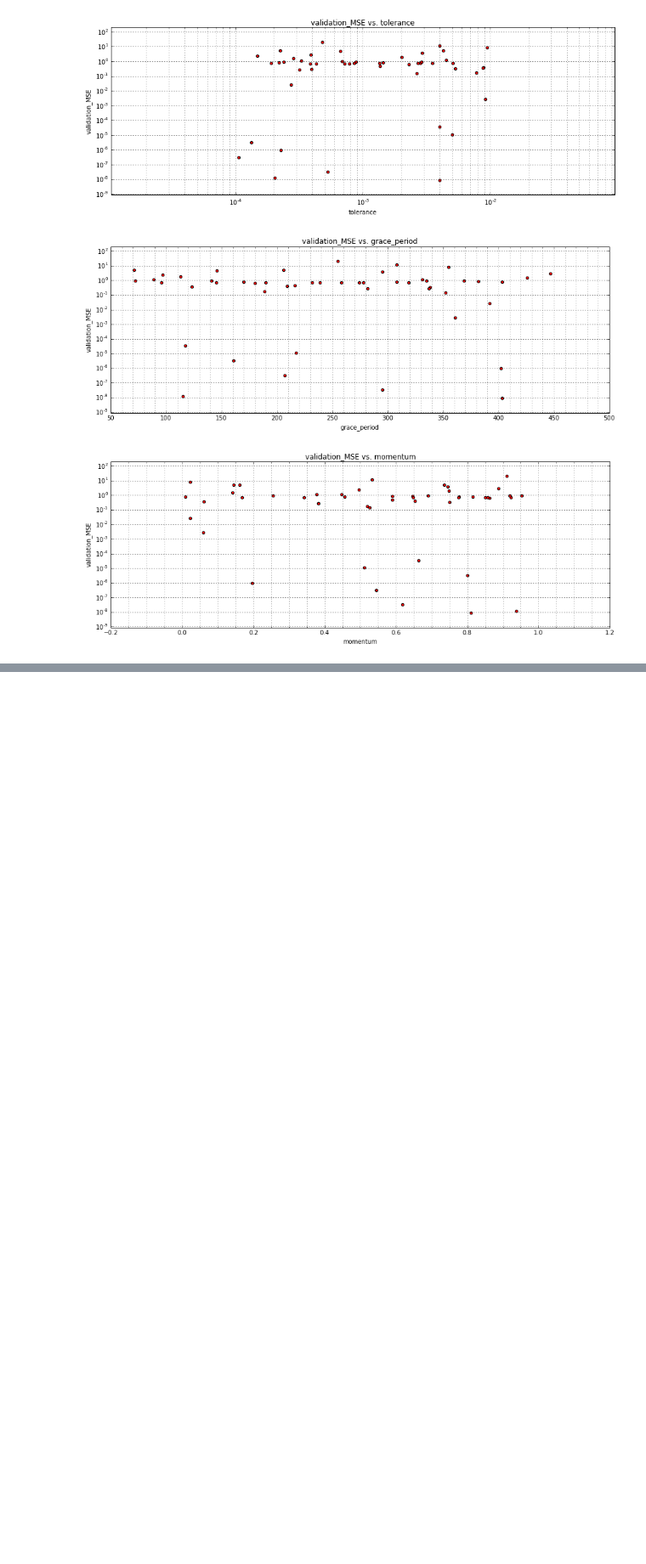
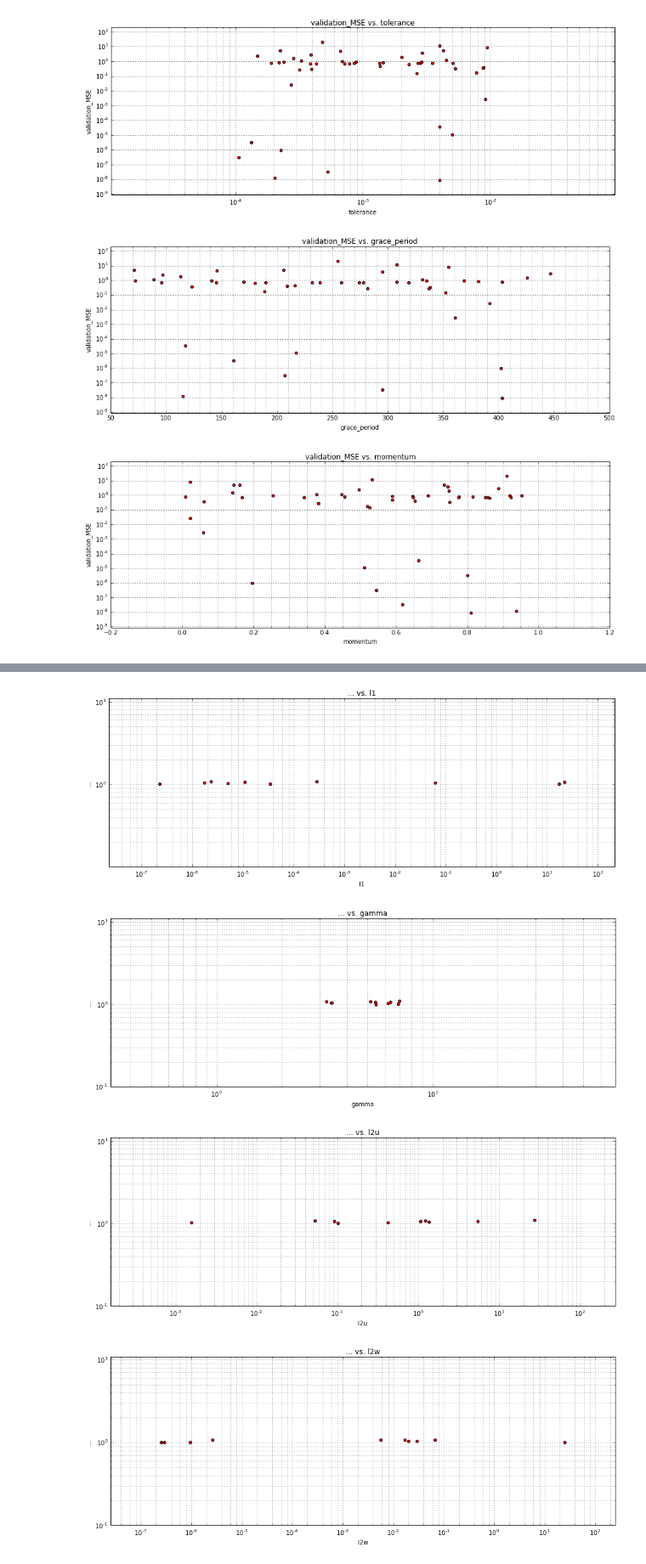
Before and after one commit to vadaszd/rsptime-simu, a Jupyter notebook: ReLU 04 GUST-LS.ipynb, the cells around one changed output, grey strips where cells are left out. Shown at 85% size. Cells and saved outputs as stored; diff of their text form; code cells hidden in the pictures; blank space fills up the shorter version.

```diff
--- a/ReLU 04 GUST-LS.ipynb
+++ b/ReLU 04 GUST-LS.ipynb
@@ -710,0 +833,32 @@ For this diamond structure the L1 (Lasso) regularization strength should be less
+# %%
+def plotBadHyperParam(xparam, models, log=True):
+    yparam = '...'
+    plt.figure(figsize=(15, 5))
+    plt.title(yparam + ' vs. ' + xparam)
+    plt.grid(which='both')
+    plt.minorticks_on()
+    x = [float(getattr(rnn, xparam)) for rnn in models]
+    y = [random.uniform(1, 1.1) for rnn in models]
+    plt.scatter(x, y, c='red')
+
+    if log:
+        plt.xscale('log')
+        plt.xlim(min(x)/10, max(x)*10)
+
+    plt.yscale('log')
+    plt.ylim(min(y)/10, max(y)*10)
+    plt.xlabel(xparam)
+    plt.ylabel(yparam)
+    plt.show()
+# %%
+for hyperparam in ('l1', 'gamma', 'l2u', 'l2w', 'step_size_min', 'step_size_max',
+                   'lower_bound_ratio', 'upper_bound_ratio', 'tolerance'):
+    plotBadHyperParam(hyperparam, bad_models15)
+
+for hyperparam in ('grace_period', 'momentum', ):
+     plotBadHyperParam(hyperparam, bad_models15, log=False)
+# %% [output]
+[figure, added]
+[figure, added]
+[figure, added]
+[figure, added]
```
Also changed, not shown: parts of 24 cells of this notebook.
